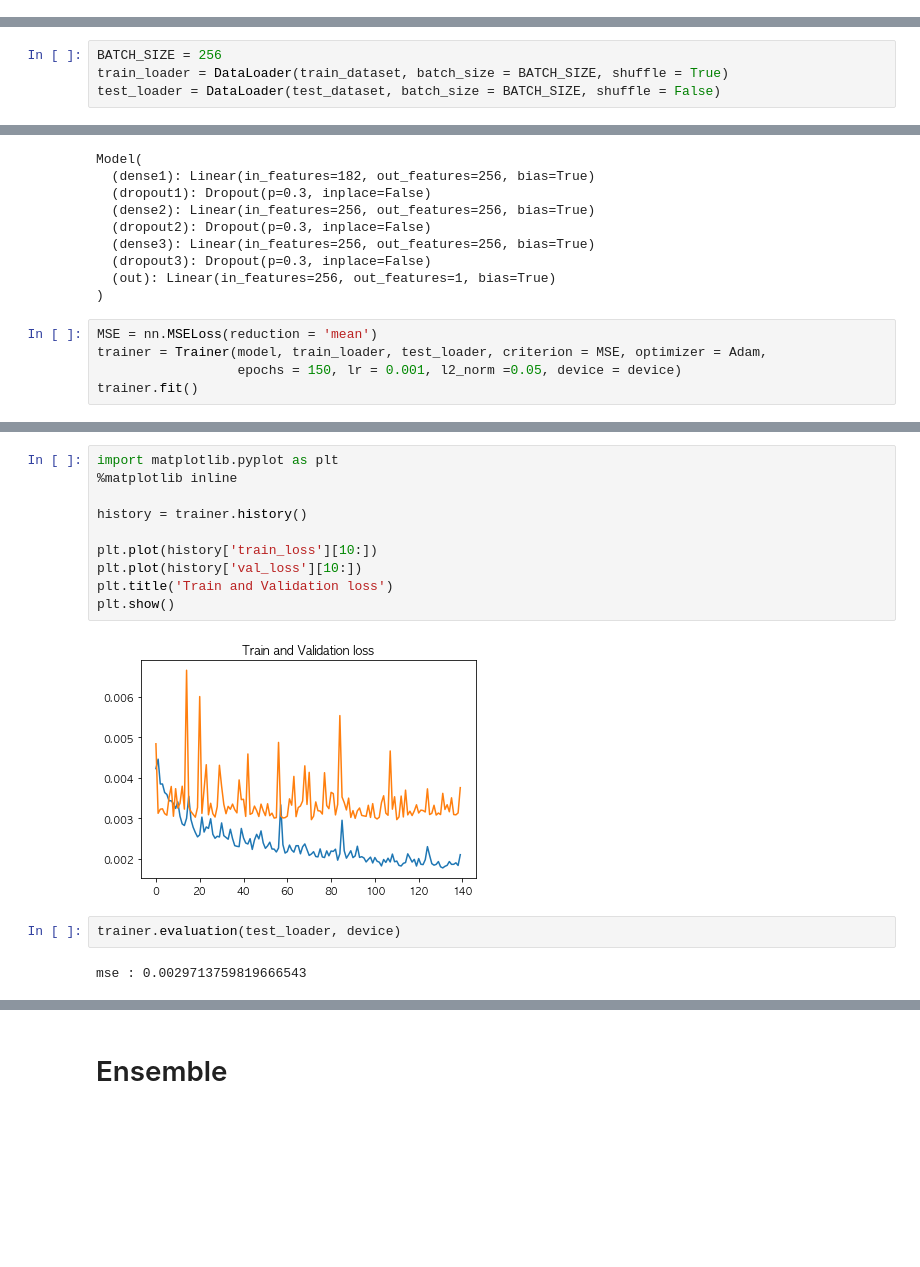
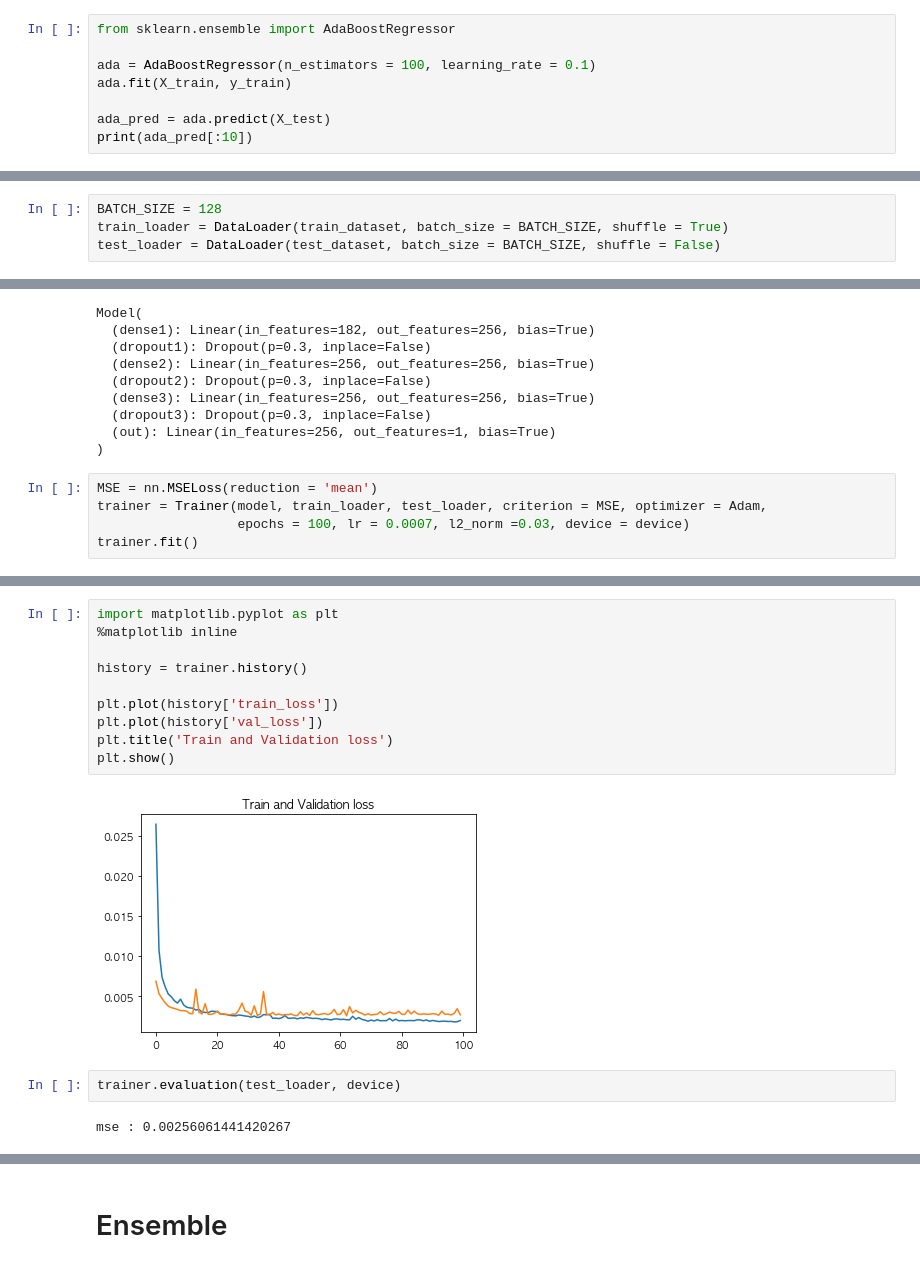
Before and after one commit to kimsunghun00/k-forest, a Jupyter notebook: K-Forest1-Copy3.ipynb, the cells around one changed output, grey strips where cells are left out. Cells and saved outputs as stored; diff of their text form; blank space fills up the shorter version.

```diff
--- a/K-Forest1-Copy3.ipynb
+++ b/K-Forest1-Copy3.ipynb
@@ -413,0 +416,8 @@ mean_squared_error(y_test, gbm_pred)
+# %%
+from sklearn.ensemble import AdaBoostRegressor
+
+ada = AdaBoostRegressor(n_estimators = 100, learning_rate = 0.1)
+ada.fit(X_train, y_train)
+
+ada_pred = ada.predict(X_test)
+print(ada_pred[:10])
@@ -483,7 +500,7 @@ dX_test, dy_test = torch.tensor(X_test), torch.tensor(y_test)
 train_dataset = TensorDataset(dX_train, dy_train)
 test_dataset = TensorDataset(dX_test, dy_test)
 # %%
-BATCH_SIZE = 256
+BATCH_SIZE = 128
 train_loader = DataLoader(train_dataset, batch_size = BATCH_SIZE, shuffle = True)
 test_loader = DataLoader(test_dataset, batch_size = BATCH_SIZE, shuffle = False)
 # %%
@@ -510,6 +527,6 @@ Model(
 # %%
 MSE = nn.MSELoss(reduction = 'mean')
 trainer = Trainer(model, train_loader, test_loader, criterion = MSE, optimizer = Adam,
-                  epochs = 150, lr = 0.001, l2_norm =0.05, device = device)
+                  epochs = 100, lr = 0.0007, l2_norm =0.03, device = device)
 trainer.fit()
 # %% [output]
@@ -529,19 +546,19 @@ epoch: 12/150, train_loss: 0.00446263, val_loss: 0.00312783
 # %%
 import matplotlib.pyplot as plt
 %matplotlib inline
 
 history = trainer.history()
 
-plt.plot(history['train_loss'][10:])
-plt.plot(history['val_loss'][10:])
+plt.plot(history['train_loss'])
+plt.plot(history['val_loss'])
 plt.title('Train and Validation loss')
 plt.show()
 # %% [output]
-[figure, old version]
+[figure, new version]
 # %%
 trainer.evaluation(test_loader, device)
 # %% [output]
-mse : 0.0029713759819666543
+mse : 0.00256061441420267
 # %%
 model = trainer.get_best_model()
 model.to('cpu')
```
Also changed, not shown: parts of 19 cells of this notebook.
